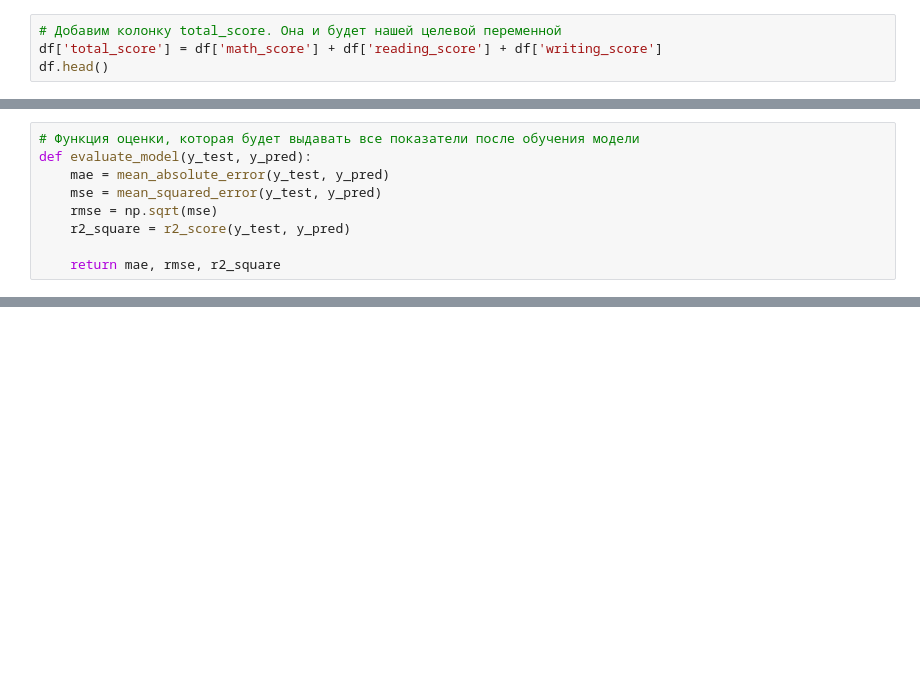
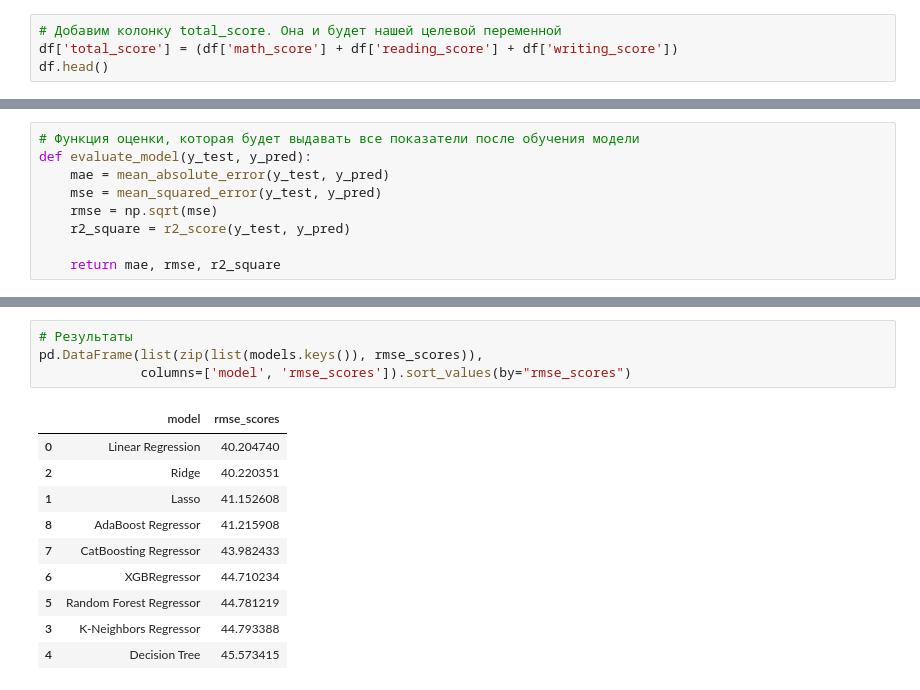
Before and after one commit to giblyf/-students_performance, a Jupyter notebook: notebook/model_training.ipynb, the cells around one changed output, grey strips where cells are left out. Cells and saved outputs as stored; diff of their text form; blank space fills up the shorter version.

```diff
--- a/notebook/model_training.ipynb
+++ b/notebook/model_training.ipynb
@@ -37,7 +35,7 @@ df.head()
 | 4 | male | group C | some college | standard | none | 76 | ... |
 # %%
 # Добавим колонку total_score. Она и будет нашей целевой переменной
-df['total_score'] = df['math_score'] + df['reading_score'] + df['writing_score']
+df['total_score'] = (df['math_score'] + df['reading_score'] + df['writing_score'])
 df.head()
 # %% [output]
 |  | gender | race_ethnicity | parental_level_of_education | lunch | test_preparation_course | math_score | ... |
@@ -151 +153,16 @@ Model performance for Test set
 ===================================
+# %%
+# Результаты
+pd.DataFrame(list(zip(list(models.keys()), rmse_scores)),
+             columns=['model', 'rmse_scores']).sort_values(by="rmse_scores")
+# %% [output]
+|  | model | rmse_scores |
+| 0 | Linear Regression | 40.204740 |
+| 2 | Ridge | 40.220351 |
+| 1 | Lasso | 41.152608 |
+| 8 | AdaBoost Regressor | 41.215908 |
+| 7 | CatBoosting Regressor | 43.982433 |
+| 6 | XGBRegressor | 44.710234 |
+| 5 | Random Forest Regressor | 44.781219 |
+| 3 | K-Neighbors Regressor | 44.793388 |
+| 4 | Decision Tree | 45.573415 |
```
Also changed, not shown: parts of 9 cells of this notebook.
